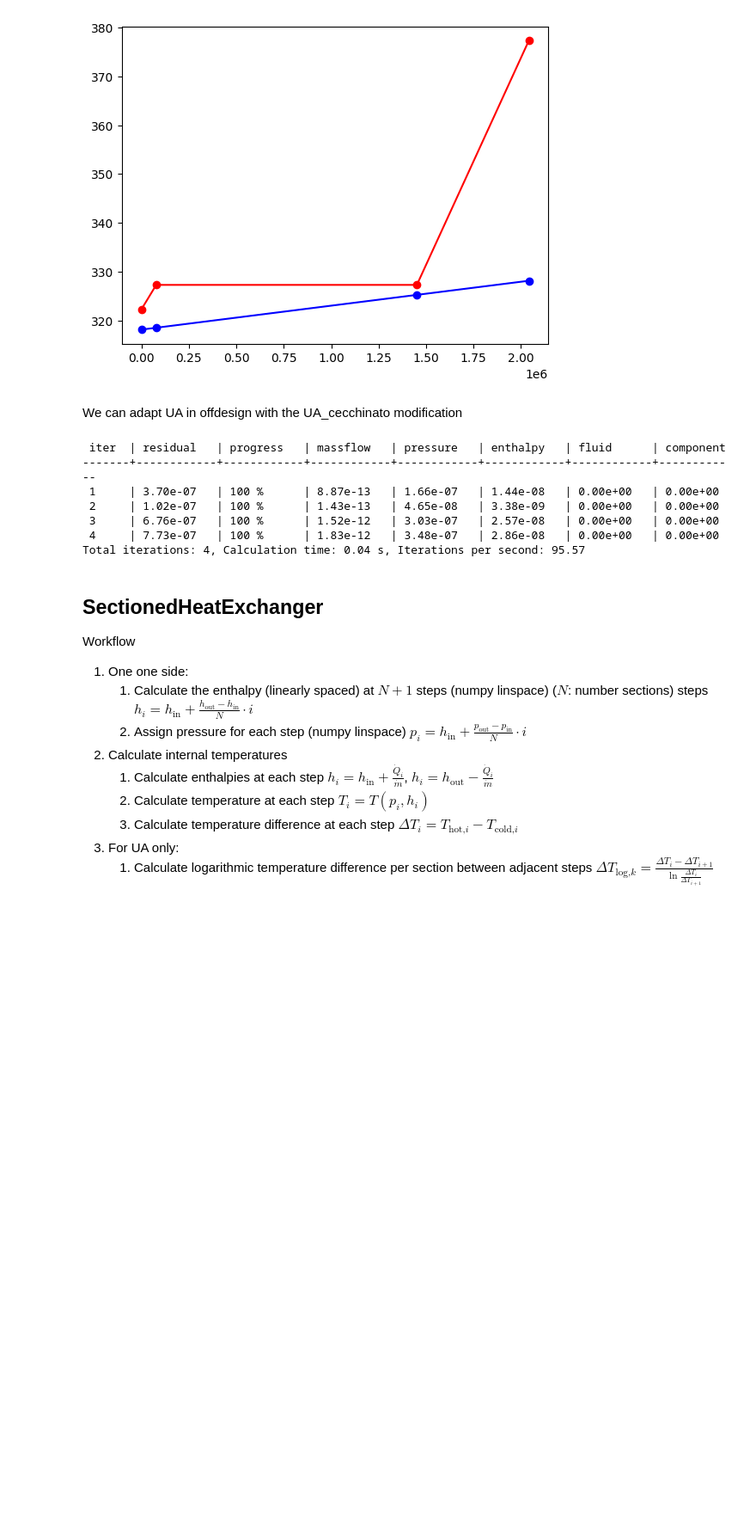
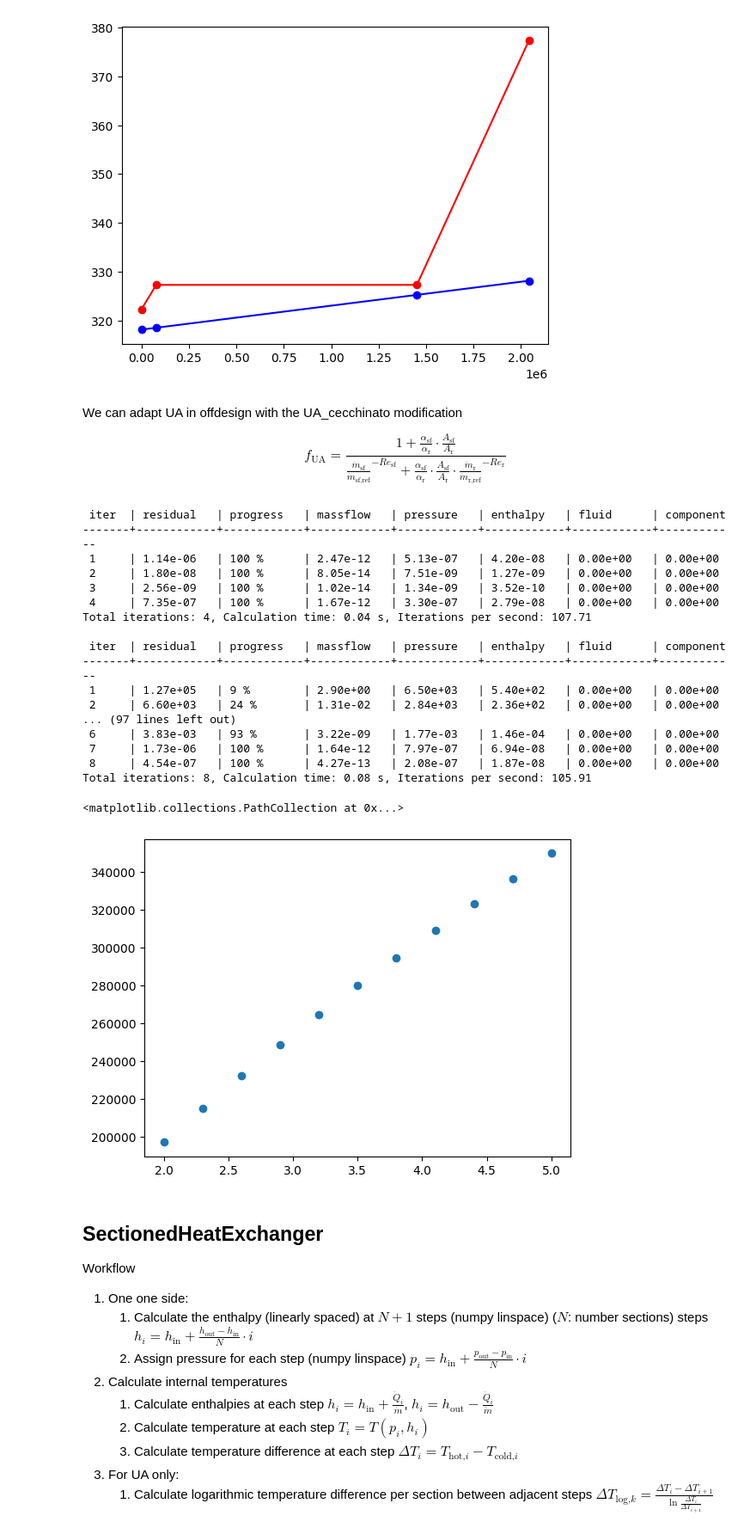
Before and after one commit to fwitte/tespy-user-meeting-2025, a Jupyter notebook: notebooks/heatexchangers.ipynb, the cells around one changed output. Shown: that part at 86% size. Drawn from its saved outputs; the diff is of its cells as text; code cells hidden in the pictures; blank space fills up the shorter version.

```diff
--- a/notebooks/heatexchangers.ipynb
+++ b/notebooks/heatexchangers.ipynb
@@ -171,17 +171,56 @@ array([ 4.15215426,  8.77051812,  2.04118551, 49.15215426])
 [figure]
 # %% [markdown]
 We can adapt UA in offdesign with the UA_cecchinato modification
+
+
+$$
+            f_\text{UA}=\frac{
+                1 + \frac{\alpha_\text{sf}}{\alpha_\text{r}}
+                \cdot\frac{A_\text{sf}}{A_\text{r}}
+            }{
+                \frac{\dot m_\text{sf}}{\dot m_\text{sf,ref}}^{-Re_\text{sf}} +
+                \frac{\alpha_\text{sf}}{\alpha_\text{r}}
+                \cdot\frac{A_\text{sf}}{A_\text{r}}
+                \cdot\frac{\dot m_\text{r}}{\dot m_\text{r,ref}}^{-Re_\text{r}}
+            }
+$$
 # %%
+import numpy as np
+
+
 heatex.set_attr(UA=None, alpha_ratio=1, area_ratio=1, refrigerant_index=0, re_exp_sf=0.55, re_exp_r=0.7)
-nw.solve("offdesign", design_path="design.json")
+
+m_range = np.linspace(5, 2, 11)
+UA_offdesign = []
+for m in m_range:
+    c1.set_attr(m=m)
+    nw.solve("offdesign", design_path="design.json")
+    UA_offdesign.append(heatex.UA.val)
+
+
+fig, ax = plt.subplots(1)
+
+ax.scatter(m_range, UA_offdesign)
 # %% [output]
  iter  | residual   | progress   | massflow   | pressure   | enthalpy   | fluid      | component
 -------+------------+------------+------------+------------+------------+------------+------------
- 1     | 3.70e-07   | 100 %      | 8.87e-13   | 1.66e-07   | 1.44e-08   | 0.00e+00   | 0.00e+00
- 2     | 1.02e-07   | 100 %      | 1.43e-13   | 4.65e-08   | 3.38e-09   | 0.00e+00   | 0.00e+00
- 3     | 6.76e-07   | 100 %      | 1.52e-12   | 3.03e-07   | 2.57e-08   | 0.00e+00   | 0.00e+00
- 4     | 7.73e-07   | 100 %      | 1.83e-12   | 3.48e-07   | 2.86e-08   | 0.00e+00   | 0.00e+00
-Total iterations: 4, Calculation time: 0.04 s, Iterations per second: 95.57
+ 1     | 1.14e-06   | 100 %      | 2.47e-12   | 5.13e-07   | 4.20e-08   | 0.00e+00   | 0.00e+00
+ 2     | 1.80e-08   | 100 %      | 8.05e-14   | 7.51e-09   | 1.27e-09   | 0.00e+00   | 0.00e+00
+ 3     | 2.56e-09   | 100 %      | 1.02e-14   | 1.34e-09   | 3.52e-10   | 0.00e+00   | 0.00e+00
+ 4     | 7.35e-07   | 100 %      | 1.67e-12   | 3.30e-07   | 2.79e-08   | 0.00e+00   | 0.00e+00
+Total iterations: 4, Calculation time: 0.04 s, Iterations per second: 107.71
+
+ iter  | residual   | progress   | massflow   | pressure   | enthalpy   | fluid      | component
+-------+------------+------------+------------+------------+------------+------------+------------
+ 1     | 1.27e+05   | 9 %        | 2.90e+00   | 6.50e+03   | 5.40e+02   | 0.00e+00   | 0.00e+00
+ 2     | 6.60e+03   | 24 %       | 1.31e-02   | 2.84e+03   | 2.36e+02   | 0.00e+00   | 0.00e+00
+... (97 lines left out)
+ 6     | 3.83e-03   | 93 %       | 3.22e-09   | 1.77e-03   | 1.46e-04   | 0.00e+00   | 0.00e+00
+ 7     | 1.73e-06   | 100 %      | 1.64e-12   | 7.97e-07   | 6.94e-08   | 0.00e+00   | 0.00e+00
+ 8     | 4.54e-07   | 100 %      | 4.27e-13   | 2.08e-07   | 1.87e-08   | 0.00e+00   | 0.00e+00
+Total iterations: 8, Calculation time: 0.08 s, Iterations per second: 105.91
+<matplotlib.collections.PathCollection at 0x...>
+[figure, added]
 # %% [markdown]
 ## SectionedHeatExchanger
 
```
Also changed, not shown: parts of 10 cells of this notebook.
